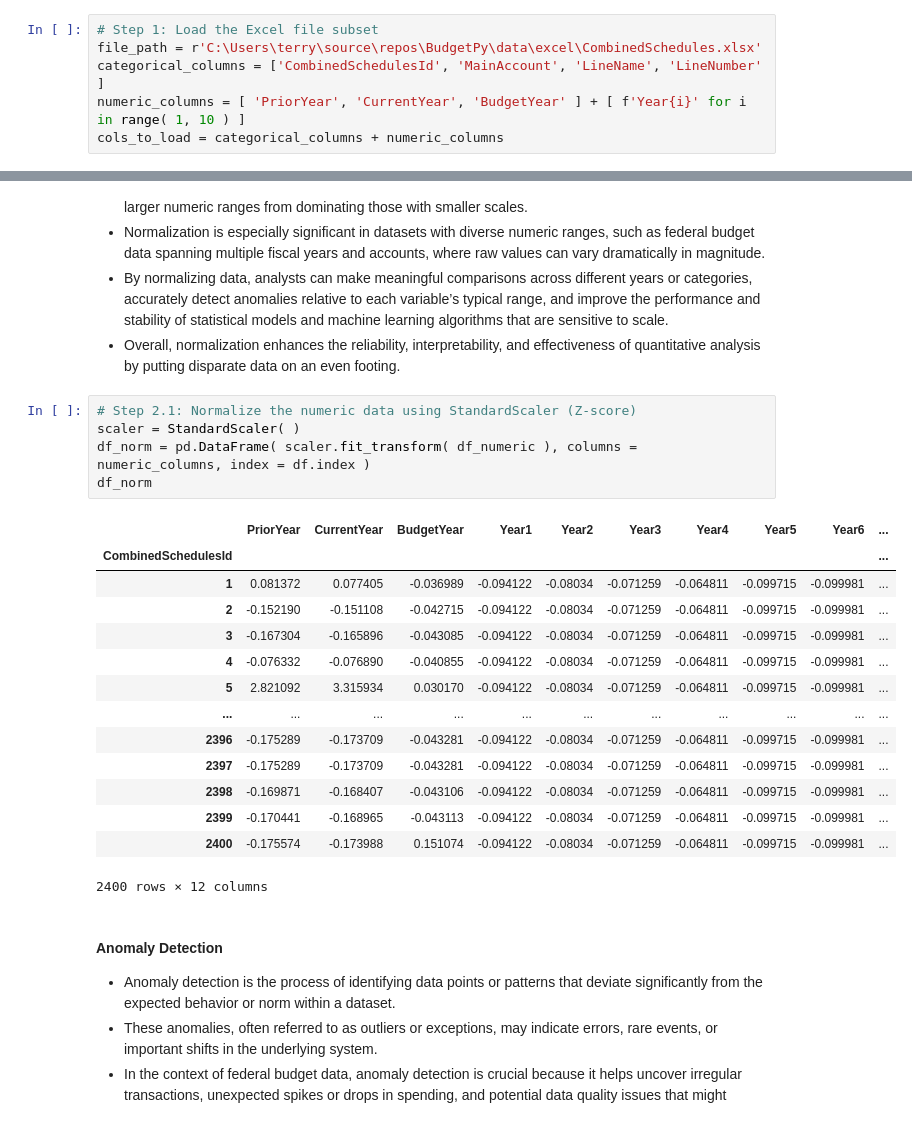
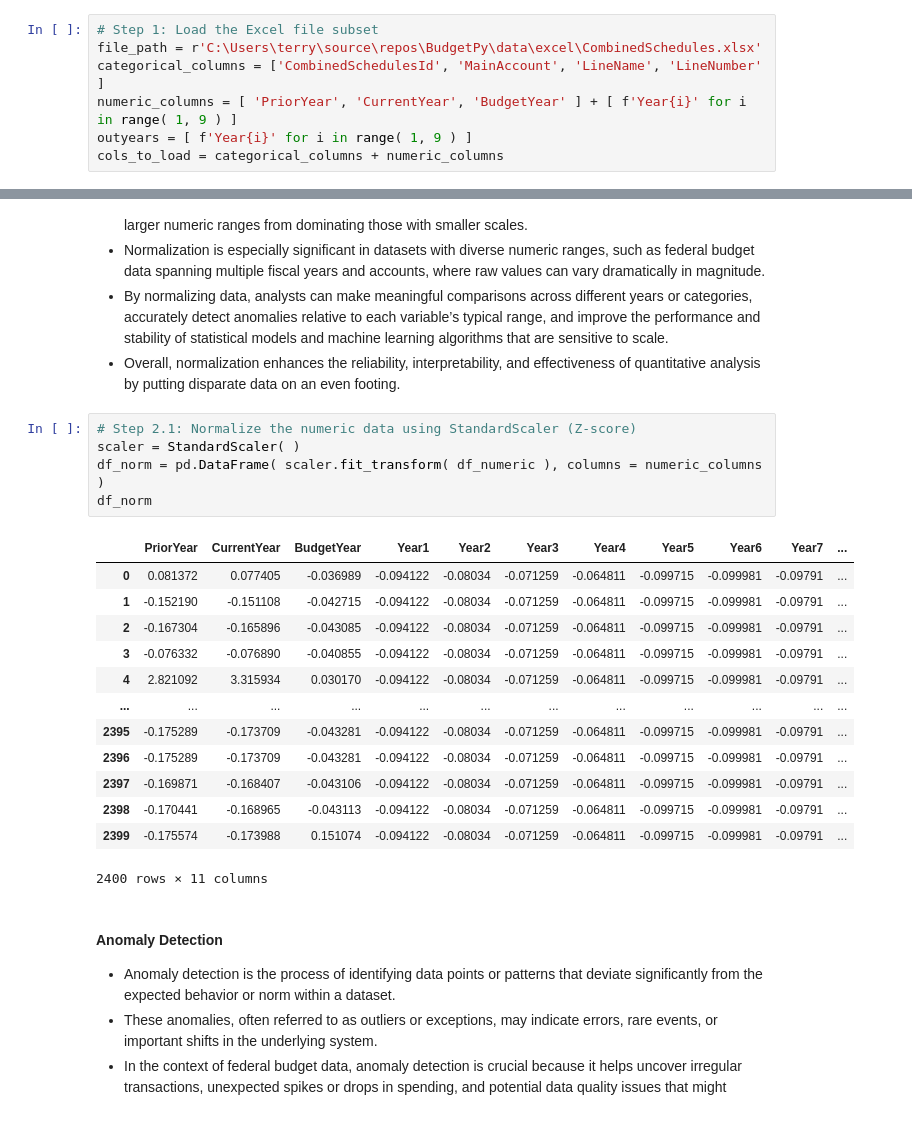
Before and after one commit to is-leeroy-jenkins/BudgetPy, a Jupyter notebook: ipynb/max.ipynb, the cells around one changed output, grey strips where cells are left out. Saved outputs shown, nothing was run; the diff lists cells and outputs as text.

```diff
--- a/ipynb/max.ipynb
+++ b/ipynb/max.ipynb
@@ -71,7 +71,8 @@ Together, these data elements allow for in-depth longitudinal analyses of federa
 # Step 1: Load the Excel file subset
 file_path = r'C:\Users\terry\source\repos\BudgetPy\data\excel\CombinedSchedules.xlsx'
 categorical_columns = ['CombinedSchedulesId', 'MainAccount', 'LineName', 'LineNumber' ]
-numeric_columns = [ 'PriorYear', 'CurrentYear', 'BudgetYear' ] + [ f'Year{i}' for i in range( 1, 10 ) ]
+numeric_columns = [ 'PriorYear', 'CurrentYear', 'BudgetYear' ] + [ f'Year{i}' for i in range( 1, 9 ) ]
+outyears = [ f'Year{i}' for i in range( 1, 9 ) ]
 cols_to_load = categorical_columns + numeric_columns
 # %%
 # Read Excel, set index and load columns
@@ -91,23 +126,22 @@ df_numeric = df[numeric_columns].copy( )
 # %%
 # Step 2.1: Normalize the numeric data using StandardScaler (Z-score)
 scaler = StandardScaler( )
-df_norm = pd.DataFrame( scaler.fit_transform( df_numeric ), columns = numeric_columns, index = df.index )
+df_norm = pd.DataFrame( scaler.fit_transform( df_numeric ), columns = numeric_columns )
 df_norm
 # %% [output]
-|  | PriorYear | CurrentYear | BudgetYear | Year1 | Year2 | Year3 | Year4 | Year5 | Year6 | ... |
-| CombinedSchedulesId |  |  |  |  |  |  |  |  |  | ... |
-| 1 | 0.081372 | 0.077405 | -0.036989 | -0.094122 | -0.08034 | -0.071259 | -0.064811 | -0.099715 | -0.099981 | ... |
-| 2 | -0.152190 | -0.151108 | -0.042715 | -0.094122 | -0.08034 | -0.071259 | -0.064811 | -0.099715 | -0.099981 | ... |
-| 3 | -0.167304 | -0.165896 | -0.043085 | -0.094122 | -0.08034 | -0.071259 | -0.064811 | -0.099715 | -0.099981 | ... |
-| 4 | -0.076332 | -0.076890 | -0.040855 | -0.094122 | -0.08034 | -0.071259 | -0.064811 | -0.099715 | -0.099981 | ... |
-| 5 | 2.821092 | 3.315934 | 0.030170 | -0.094122 | -0.08034 | -0.071259 | -0.064811 | -0.099715 | -0.099981 | ... |
-| ... | ... | ... | ... | ... | ... | ... | ... | ... | ... | ... |
-| 2396 | -0.175289 | -0.173709 | -0.043281 | -0.094122 | -0.08034 | -0.071259 | -0.064811 | -0.099715 | -0.099981 | ... |
-| 2397 | -0.175289 | -0.173709 | -0.043281 | -0.094122 | -0.08034 | -0.071259 | -0.064811 | -0.099715 | -0.099981 | ... |
-| 2398 | -0.169871 | -0.168407 | -0.043106 | -0.094122 | -0.08034 | -0.071259 | -0.064811 | -0.099715 | -0.099981 | ... |
-| 2399 | -0.170441 | -0.168965 | -0.043113 | -0.094122 | -0.08034 | -0.071259 | -0.064811 | -0.099715 | -0.099981 | ... |
-| 2400 | -0.175574 | -0.173988 | 0.151074 | -0.094122 | -0.08034 | -0.071259 | -0.064811 | -0.099715 | -0.099981 | ... |
+|  | PriorYear | CurrentYear | BudgetYear | Year1 | Year2 | Year3 | Year4 | Year5 | Year6 | Year7 | ... |
+| 0 | 0.081372 | 0.077405 | -0.036989 | -0.094122 | -0.08034 | -0.071259 | -0.064811 | -0.099715 | -0.099981 | -0.09791 | ... |
+| 1 | -0.152190 | -0.151108 | -0.042715 | -0.094122 | -0.08034 | -0.071259 | -0.064811 | -0.099715 | -0.099981 | -0.09791 | ... |
+| 2 | -0.167304 | -0.165896 | -0.043085 | -0.094122 | -0.08034 | -0.071259 | -0.064811 | -0.099715 | -0.099981 | -0.09791 | ... |
+| 3 | -0.076332 | -0.076890 | -0.040855 | -0.094122 | -0.08034 | -0.071259 | -0.064811 | -0.099715 | -0.099981 | -0.09791 | ... |
+| 4 | 2.821092 | 3.315934 | 0.030170 | -0.094122 | -0.08034 | -0.071259 | -0.064811 | -0.099715 | -0.099981 | -0.09791 | ... |
+| ... | ... | ... | ... | ... | ... | ... | ... | ... | ... | ... | ... |
+| 2395 | -0.175289 | -0.173709 | -0.043281 | -0.094122 | -0.08034 | -0.071259 | -0.064811 | -0.099715 | -0.099981 | -0.09791 | ... |
+| 2396 | -0.175289 | -0.173709 | -0.043281 | -0.094122 | -0.08034 | -0.071259 | -0.064811 | -0.099715 | -0.099981 | -0.09791 | ... |
+| 2397 | -0.169871 | -0.168407 | -0.043106 | -0.094122 | -0.08034 | -0.071259 | -0.064811 | -0.099715 | -0.099981 | -0.09791 | ... |
+| 2398 | -0.170441 | -0.168965 | -0.043113 | -0.094122 | -0.08034 | -0.071259 | -0.064811 | -0.099715 | -0.099981 | -0.09791 | ... |
+| 2399 | -0.175574 | -0.173988 | 0.151074 | -0.094122 | -0.08034 | -0.071259 | -0.064811 | -0.099715 | -0.099981 | -0.09791 | ... |
-2400 rows × 12 columns
+2400 rows × 11 columns
 # %% [markdown]
 #### Anomaly Detection
 - Anomaly detection is the process of identifying data points or patterns that deviate significantly from the expected behavior or norm within a dataset.
```
Also changed, not shown: parts of 11 cells of this notebook.
